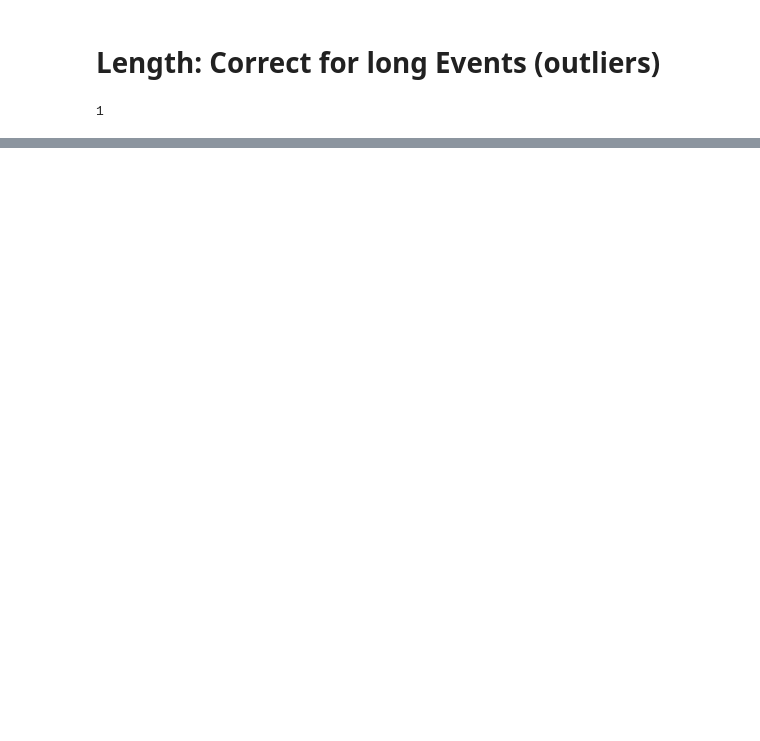
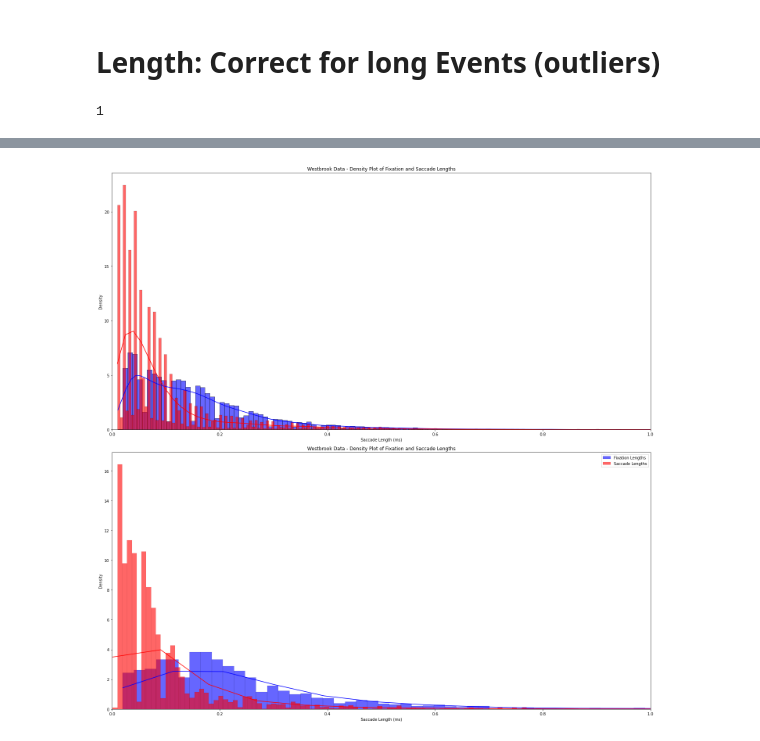
Before and after one commit to JasminLWalter/VR-EyeTracking-GraphTheory, a Jupyter notebook: GraphTheory_ET_VR_Westbrueck/Pre-processing2023/step3_gaze_processing.ipynb, the cells around one changed output, grey strips where cells are left out. Saved outputs shown, nothing was run; the diff lists cells and outputs as text; code cells hidden in the pictures; blank space fills up the shorter version.

```diff
--- a/GraphTheory_ET_VR_Westbrueck/Pre-processing2023/step3_gaze_processing.ipynb
+++ b/GraphTheory_ET_VR_Westbrueck/Pre-processing2023/step3_gaze_processing.ipynb
@@ -2006,0 +3419,30 @@ missing files detected in part 2
+# %%
+
+
+fig, axs = plt.subplots(nrows=2, ncols=1, figsize=(20, 20))
+
+# Plot histogram and density plot for fixation durations
+sns.histplot(fixation_durations, bins='auto', kde=True, color='blue', label='Fixation Lengths', alpha=0.6, stat="density", ax = axs[0] )
+sns.histplot(saccade_durations, bins='auto', kde=True, color='red', label='Saccade Lengths', alpha=0.6, stat="density", ax = axs[0])
+
+axs[0].set_title('Westbrook Data - Density Plot of Fixation and Saccade Lengths')
+axs[0].set_xlabel('Saccade Length (ms)')
+axs[0].set_ylabel('Density')
+axs[0].set_xlim(0,1)
+
+
+sns.histplot(fixation_durations2, bins='auto', kde=True, color='blue', label='Fixation Lengths', alpha=0.6, stat="density", ax = axs[1] )
+sns.histplot(saccade_durations2, bins='auto', kde=True, color='red', label='Saccade Lengths', alpha=0.6, stat="density", ax = axs[1])
+
+axs[1].set_title('Westbrook Data - Density Plot of Fixation and Saccade Lengths')
+axs[1].set_xlabel('Saccade Length (ms)')
+axs[1].set_ylabel('Density')
+axs[1].set_xlim(0,1)
+plt.legend()
+
+
+# Show plot
+plt.tight_layout()
+plt.show()
+# %% [output]
+[figure, added]
```
Also changed, not shown: parts of 67 cells of this notebook.
